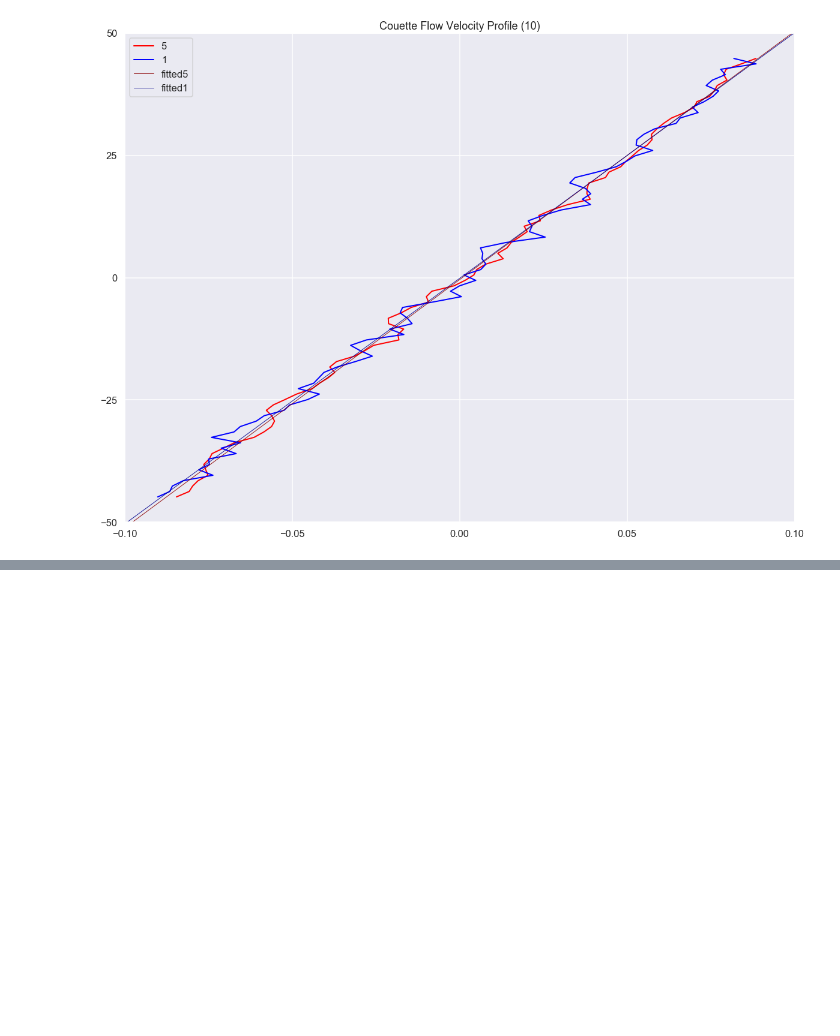
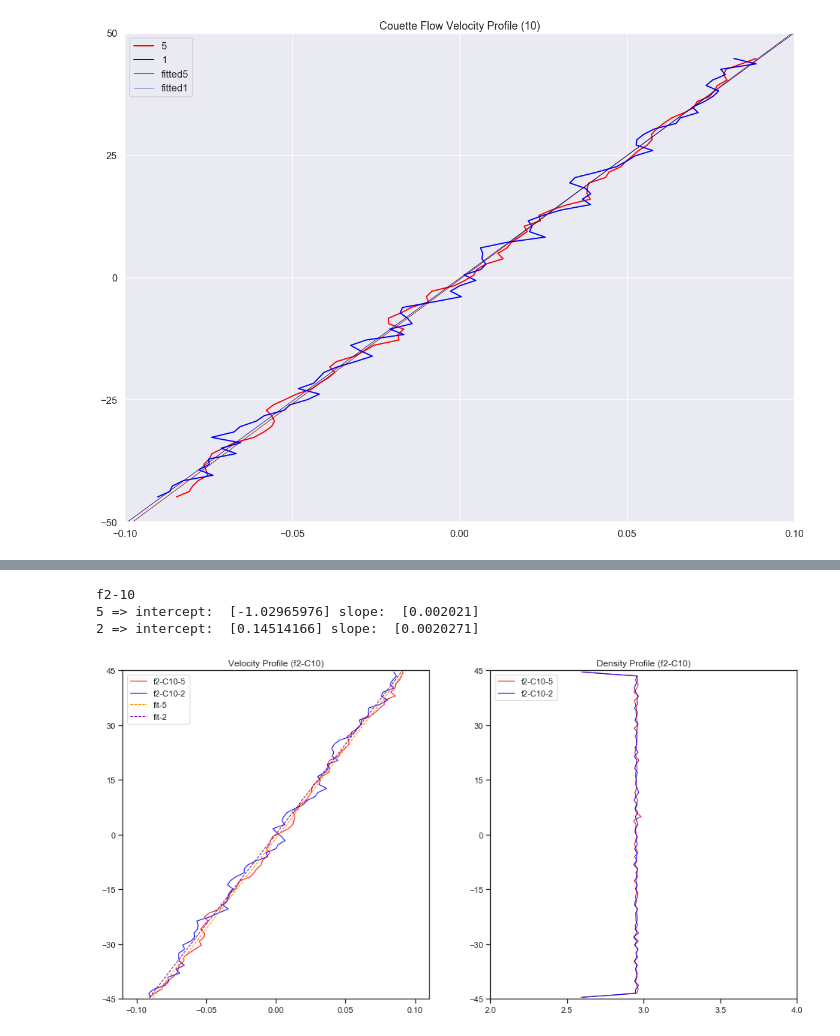
Before and after one commit to gary89git/data_processing, a Jupyter notebook: flow.ipynb, the cells around one changed output, grey strips where cells are left out. Saved outputs shown, nothing was run; the diff lists cells and outputs as text; code cells hidden in the pictures; blank space fills up the shorter version.

```diff
--- a/flow.ipynb
+++ b/flow.ipynb
@@ -188,0 +250,7 @@ iplot(fig)
+# %%
+vel_plot(sheet[2], 'f2-C10', -0.11, 0.11, 0.05)
+# %% [output]
+f2-10
+5 => intercept:  [-1.02965976] slope:  [0.002021]
+2 => intercept:  [0.14514166] slope:  [0.0020271]
+[figure, added]
```
Also changed, not shown: parts of 7 cells of this notebook.
